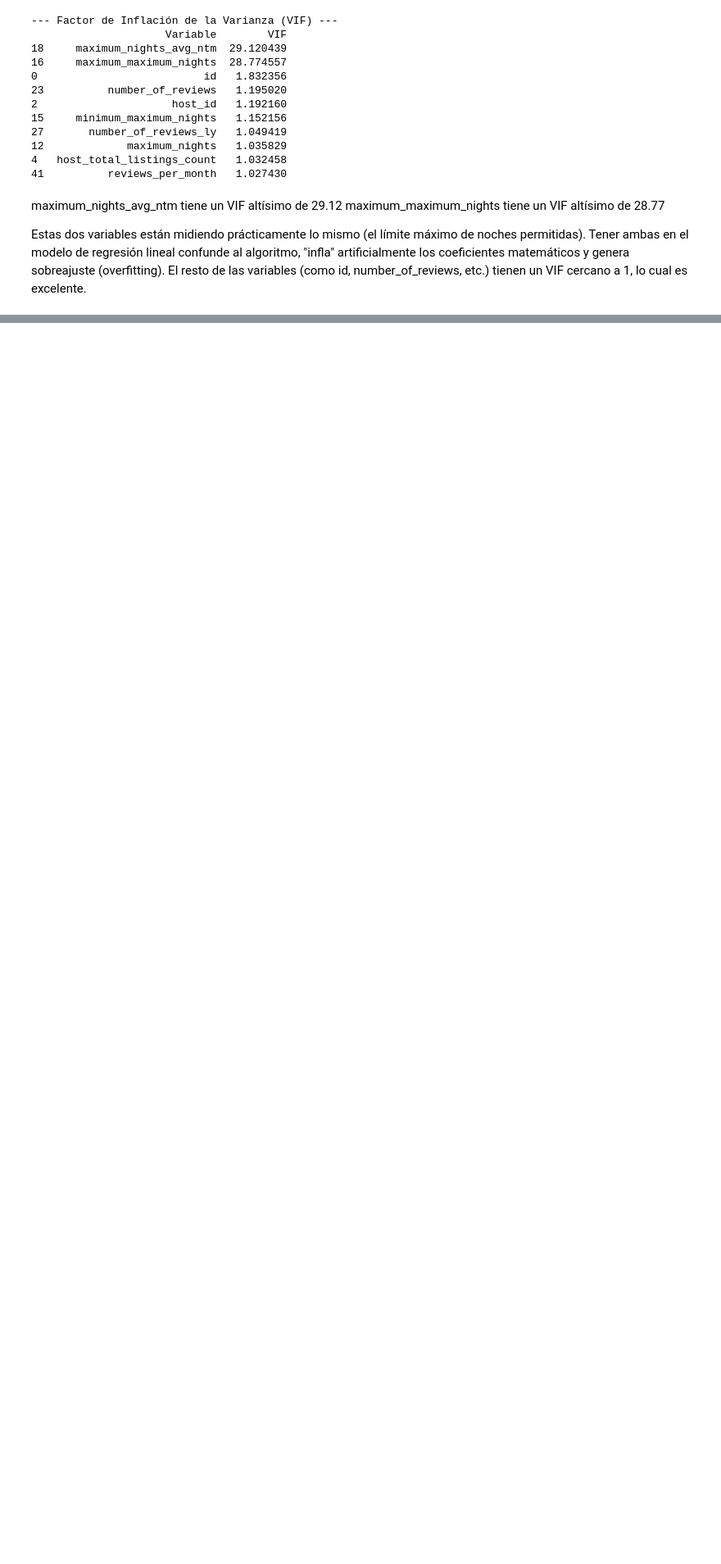
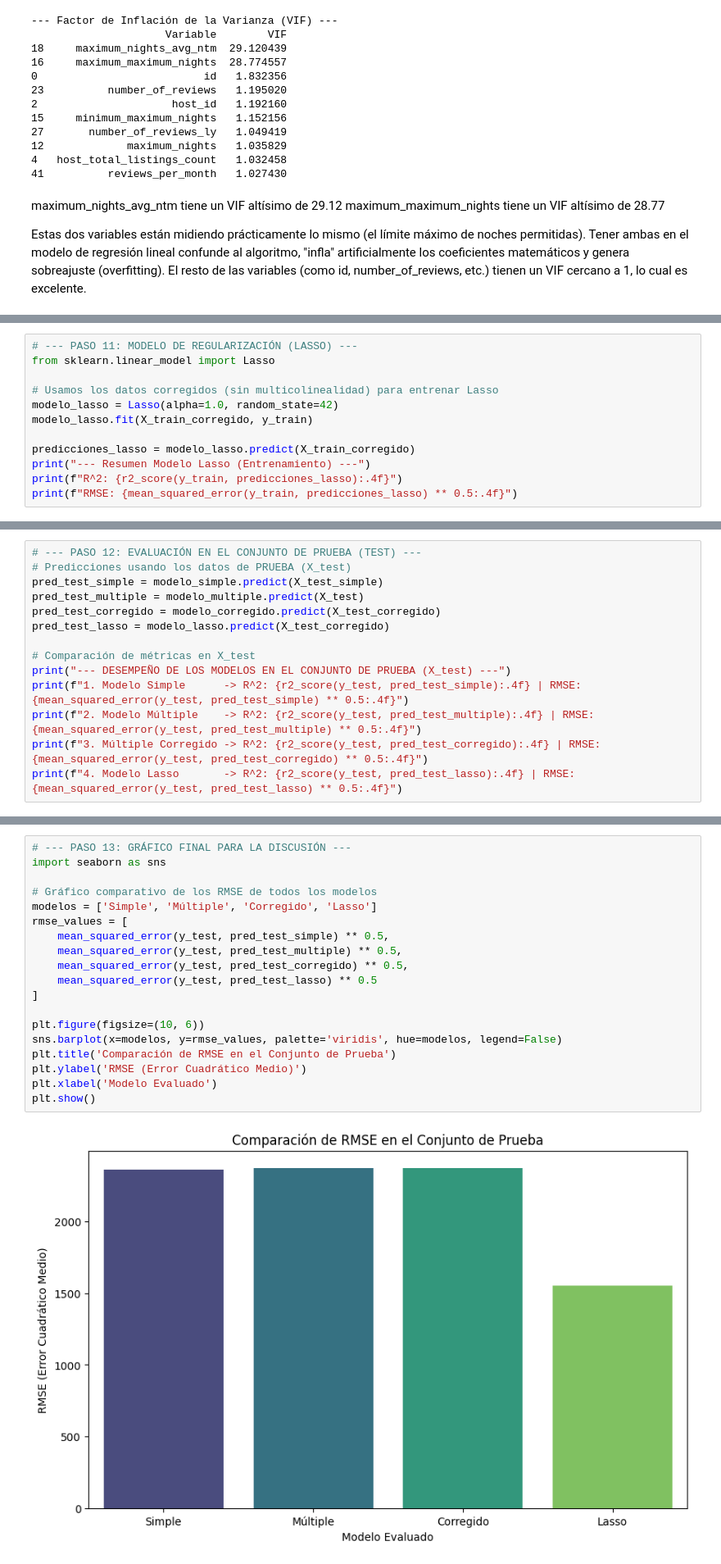
Before and after one commit to Palasuwu/Lab3, a Jupyter notebook: avances.ipynb, the cells around one changed output, grey strips where cells are left out. Shown at 82% size. Cells and saved outputs as stored; diff of their text form; blank space fills up the shorter version.

```diff
--- a/avances.ipynb
+++ b/avances.ipynb
@@ -283,3 +283,15 @@ plt.show()
 R^2: 0.0027
 RMSE: 2552.5321
 [figure]
+# %%
+# --- PASO 11: MODELO DE REGULARIZACIÓN (LASSO) ---
+from sklearn.linear_model import Lasso
+
+# Usamos los datos corregidos (sin multicolinealidad) para entrenar Lasso
+modelo_lasso = Lasso(alpha=1.0, random_state=42)
+modelo_lasso.fit(X_train_corregido, y_train)
+
+predicciones_lasso = modelo_lasso.predict(X_train_corregido)
+print("--- Resumen Modelo Lasso (Entrenamiento) ---")
+print(f"R^2: {r2_score(y_train, predicciones_lasso):.4f}")
+print(f"RMSE: {mean_squared_error(y_train, predicciones_lasso) ** 0.5:.4f}")
@@ -285,0 +302,14 @@ RMSE: 2552.5321
+# %%
+# --- PASO 12: EVALUACIÓN EN EL CONJUNTO DE PRUEBA (TEST) ---
+# Predicciones usando los datos de PRUEBA (X_test)
+pred_test_simple = modelo_simple.predict(X_test_simple)
+pred_test_multiple = modelo_multiple.predict(X_test)
+pred_test_corregido = modelo_corregido.predict(X_test_corregido)
+pred_test_lasso = modelo_lasso.predict(X_test_corregido)
+
+# Comparación de métricas en X_test
+print("--- DESEMPEÑO DE LOS MODELOS EN EL CONJUNTO DE PRUEBA (X_test) ---")
+print(f"1. Modelo Simple      -> R^2: {r2_score(y_test, pred_test_simple):.4f} | RMSE: {mean_squared_error(y_test, pred_test_simple) ** 0.5:.4f}")
+print(f"2. Modelo Múltiple    -> R^2: {r2_score(y_test, pred_test_multiple):.4f} | RMSE: {mean_squared_error(y_test, pred_test_multiple) ** 0.5:.4f}")
+print(f"3. Múltiple Corregido -> R^2: {r2_score(y_test, pred_test_corregido):.4f} | RMSE: {mean_squared_error(y_test, pred_test_corregido) ** 0.5:.4f}")
+print(f"4. Modelo Lasso       -> R^2: {r2_score(y_test, pred_test_lasso):.4f} | RMSE: {mean_squared_error(y_test, pred_test_lasso) ** 0.5:.4f}")
@@ -285,0 +322,21 @@ RMSE: 2552.5321
+# %%
+# --- PASO 13: GRÁFICO FINAL PARA LA DISCUSIÓN ---
+import seaborn as sns
+
+# Gráfico comparativo de los RMSE de todos los modelos
+modelos = ['Simple', 'Múltiple', 'Corregido', 'Lasso']
+rmse_values = [
+    mean_squared_error(y_test, pred_test_simple) ** 0.5,
+    mean_squared_error(y_test, pred_test_multiple) ** 0.5,
+    mean_squared_error(y_test, pred_test_corregido) ** 0.5,
+    mean_squared_error(y_test, pred_test_lasso) ** 0.5
+]
+
+plt.figure(figsize=(10, 6))
+sns.barplot(x=modelos, y=rmse_values, palette='viridis', hue=modelos, legend=False)
+plt.title('Comparación de RMSE en el Conjunto de Prueba')
+plt.ylabel('RMSE (Error Cuadrático Medio)')
+plt.xlabel('Modelo Evaluado')
+plt.show()
+# %% [output]
+[figure, added]
```
Also changed, not shown: parts of 5 cells of this notebook.
